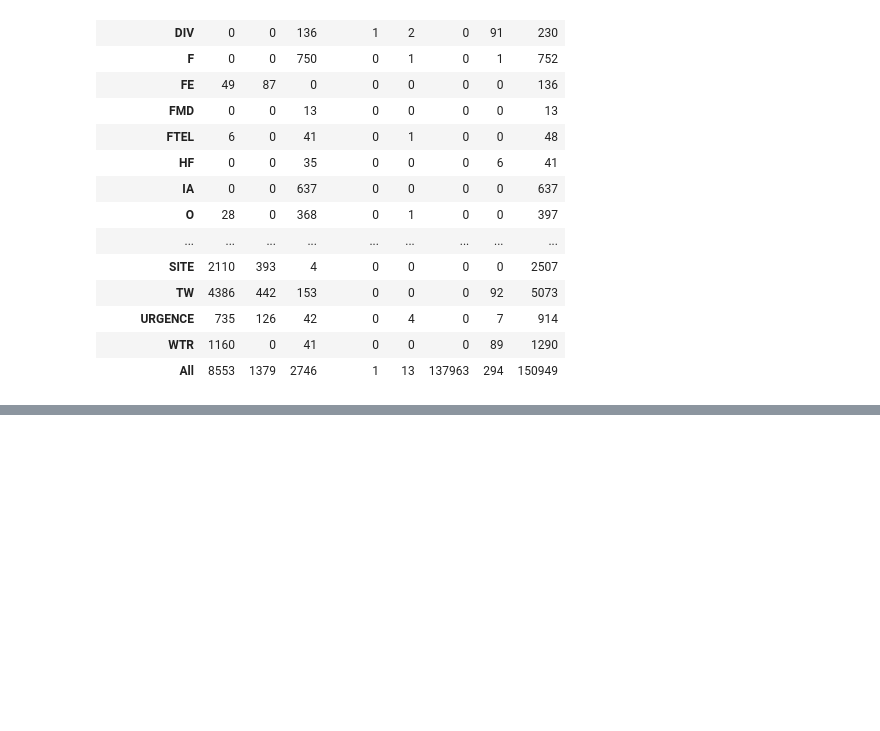
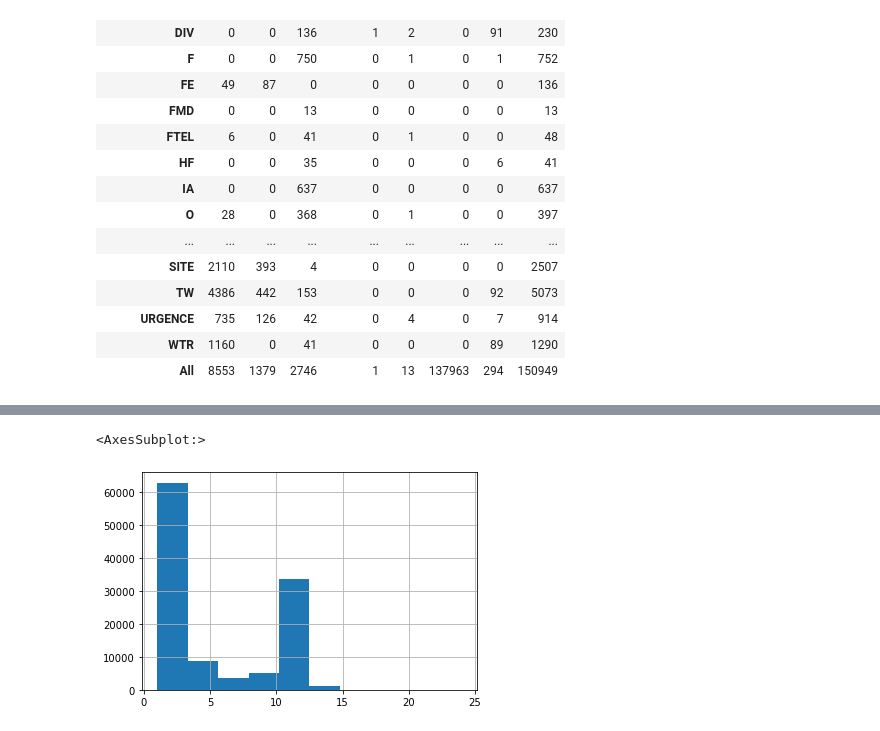
Before and after one commit to Asrorbek-Orzikulov/donations, a Jupyter notebook: donations.ipynb, the cells around one changed output, grey strips where cells are left out. Drawn from its saved outputs; the diff is of its cells as text; code cells hidden in the pictures; blank space fills up the shorter version.

```diff
--- a/donations.ipynb
+++ b/donations.ipynb
@@ -410,0 +433,5 @@ pd.crosstab(dons_2018['cam code'], dons_2018['payment method'], margins=True)
+# %%
+donors.freq.hist()
+# %% [output]
+<AxesSubplot:>
+[figure, added]
```
Also changed, not shown: parts of 14 cells of this notebook, 1 other file.
